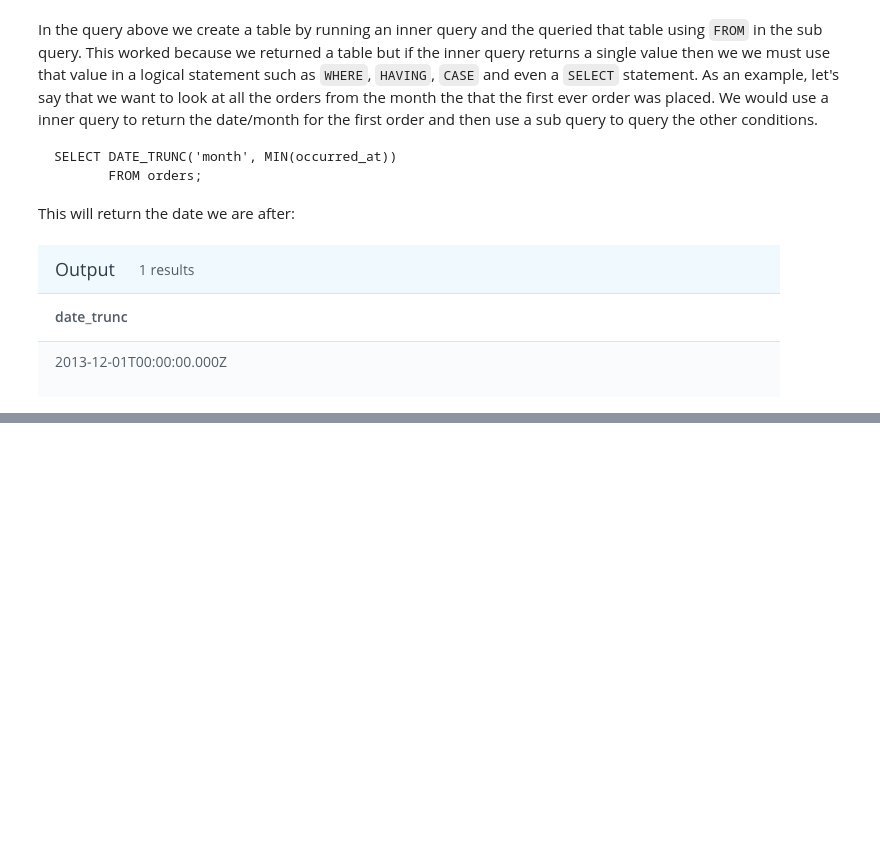
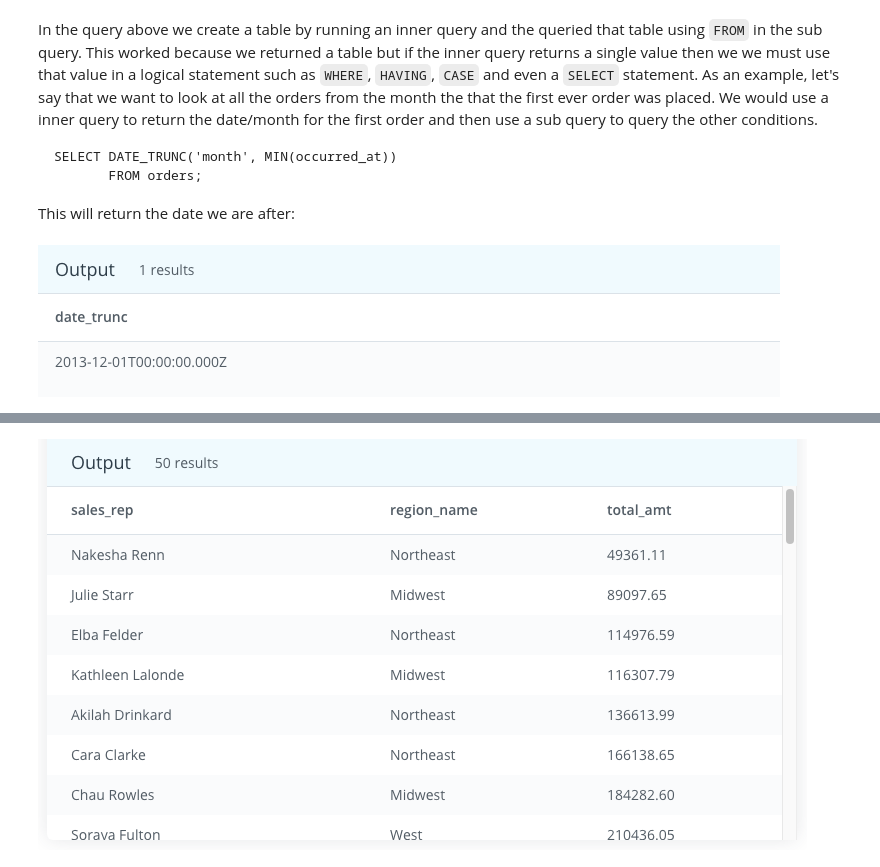
Before and after one commit to GabeMaldonado/SQL, a Jupyter notebook: PostgreSQL_III.ipynb, the cells around one changed output, grey strips where cells are left out. Cells and saved outputs as stored; diff of their text form; code cells hidden in the pictures; blank space fills up the shorter version.

```diff
--- a/PostgreSQL_III.ipynb
+++ b/PostgreSQL_III.ipynb
@@ -58,0 +98,4 @@ Image('/content/Postgresql_DATE_TRUNC.png')
+# %%
+Image('/content/Postgresql_sub_query_ex1.png')
+# %% [output]
+[figure, added]
```
Also changed, not shown: parts of 7 cells of this notebook.
